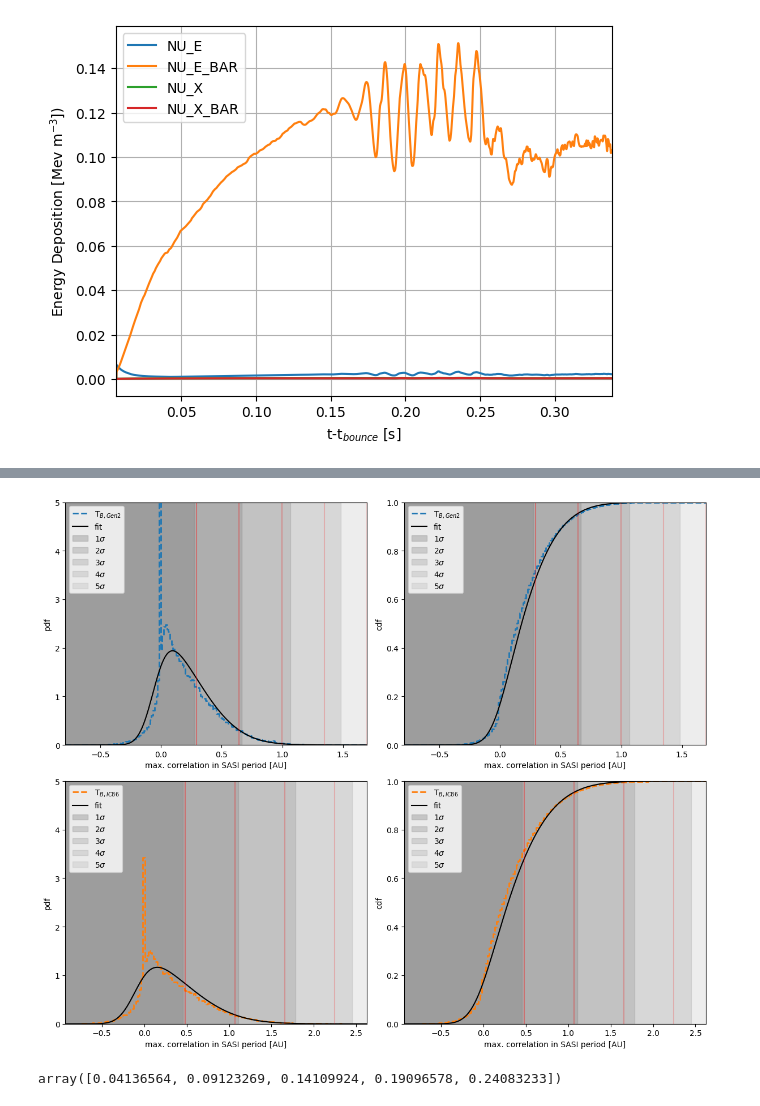
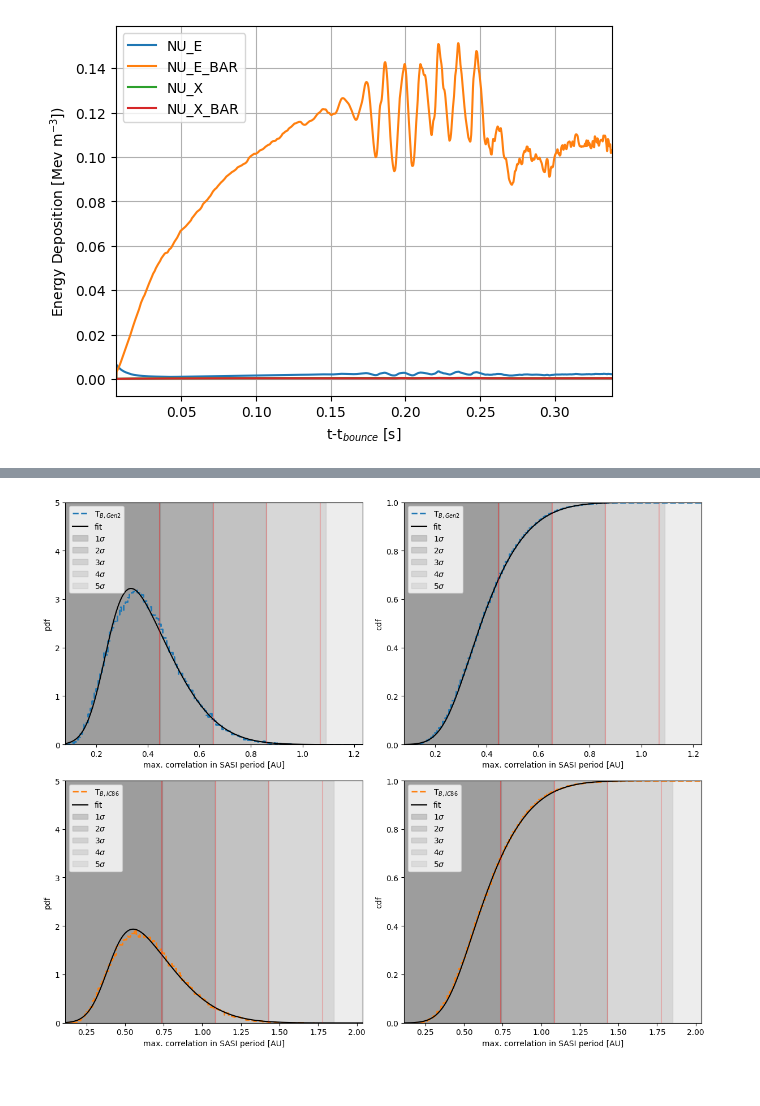
Before and after one commit to icecube/ASTERIA, a Jupyter notebook: docs/my_project/analysis/template_analysis.ipynb, the cells around one changed output, grey strips where cells are left out. Drawn from its saved outputs; the diff is of its cells as text; code cells hidden in the pictures.

```diff
--- a/docs/my_project/analysis/template_analysis.ipynb
+++ b/docs/my_project/analysis/template_analysis.ipynb
@@ -399,5 +295,5 @@ plt.tight_layout()
 # %%
-x, Bm_gen2, Bm_ic86, fit_gen2, fit_ic86 = background_trials(sim, dt=dt, distance=10*u.kpc, trials=100000, dist=skewnorm)
+Bm_gen2, Bm_ic86, Bf_gen2, Bf_ic86 = signal_processing(sim, dt=dt, distance=10*u.kpc, trials=100000, dist=skewnorm, return_bkg_fit=True)
 # %%
 Bpdf_gen2, bin_gen2 = np.histogram(Bm_gen2, bins = 'auto', density=True)#, range = [rmin,rmax])
 Bpdf_ic86, bin_ic86 = np.histogram(Bm_ic86, bins = 'auto', density=True)#, range = [rmin,rmax])
@@ -414,8 +310,8 @@ qf_gen2, qf_ic86 = [], [] # quantiles from fit
 
 for sig in significances:
     cl = norm.cdf(sig)-norm.cdf(-sig)
-    qf_gen2.append(fit_gen2.ppf(cl))
-    qf_ic86.append(fit_ic86.ppf(cl))
+    qf_gen2.append(Bf_gen2.ppf(cl))
+    qf_ic86.append(Bf_ic86.ppf(cl))
     qh_gen2.append(np.quantile(Bm_gen2, cl))
     qh_ic86.append(np.quantile(Bm_ic86, cl))
 Qh_gen2 = np.array(qh_gen2)
@@ -426,48 +322,45 @@ Qf_ic86 = np.array(qf_ic86)
 fig, ax = plt.subplots(2,2, figsize=(12,10))
 ax = ax.ravel()
 
-ax[0].step(x_gen2, Bpdf_gen2, color = 'C0', ls = '--', label=r'T$_{B,Gen2}$', lw = 2)
-ax[0].plot(x_gen2, fit_gen2.pdf(x_gen2), color = 'k', label = 'fit')
-ax[1].step(x_gen2, Bcdf_gen2, color = 'C0', ls = '--', label=r'T$_{B,Gen2}$', lw = 2)
-ax[1].plot(x_gen2, fit_gen2.cdf(x_gen2), color = 'k', label = 'fit')
-ax[2].step(x_ic86, Bpdf_ic86, color = 'C1', ls = '--', label=r'T$_{B,IC86}$', lw = 2)
-ax[2].plot(x_ic86, fit_ic86.pdf(x_ic86), color = 'k', label = 'fit')
-ax[3].step(x_ic86, Bcdf_ic86, color = 'C1', ls = '--', label=r'T$_{B,IC86}$', lw = 2)
-ax[3].plot(x_ic86, fit_ic86.cdf(x_ic86), color = 'k', label = 'fit')
+ax[0].step(x_gen2, Bpdf_gen2, color = 'C0', ls = '--', label=r'T$_{B,Gen2}$', where='mid', lw = 2)
+ax[0].plot(x_gen2, Bf_gen2.pdf(x_gen2), color = 'k', label = 'fit')
+ax[1].step(x_gen2, Bcdf_gen2, color = 'C0', ls = '--', label=r'T$_{B,Gen2}$', where='mid', lw = 2)
+ax[1].plot(x_gen2, Bf_gen2.cdf(x_gen2), color = 'k', label = 'fit')
+ax[2].step(x_ic86, Bpdf_ic86, color = 'C1', ls = '--', label=r'T$_{B,IC86}$', where='mid', lw = 2)
+ax[2].plot(x_ic86, Bf_ic86.pdf(x_ic86), color = 'k', label = 'fit')
+ax[3].step(x_ic86, Bcdf_ic86, color = 'C1', ls = '--', label=r'T$_{B,IC86}$', where='mid', lw = 2)
+ax[3].plot(x_ic86, Bf_ic86.cdf(x_ic86), color = 'k', label = 'fit')
 
 
 for j in range(4):
     if j < 2:
         qh = Qh_gen2
         qf = Qf_gen2
         xmin = x_gen2.min()
         xmax = x_gen2.max()
     else:
         qh = Qh_ic86
         qf = Qf_ic86
         xmin = x_ic86.min()
         xmax = x_ic86.max()
 
 
     for i, qi in enumerate(qh):
         ax[j].axvspan(xmin, qh[i], label = r'{:d}$\sigma$'.format(significances[i]), alpha = (1-0.15*i)*0.35, color = 'grey')
         ax[j].axvline(qf[i],0,5, alpha = (1-0.15*i)*0.35, color = 'red')
 
     ax[j].set_xlabel('max. correlation in SASI period [AU]')
     ax[j].legend()
     ax[j].set_xlim(xmin,xmax)
     if j%2==0:
         ax[j].set_ylabel('pdf')
         ax[j].set_ylim(0,5)
 
     else:
         ax[j].set_ylabel('cdf')
         ax[j].set_ylim(0,1)
 
 plt.tight_layout()
+plt.savefig('template_analysis_bkg_trials_gamma.png')
 # %% [output]
-[figure, old version]
+[figure, new version]
-# %%
-Qf_gen2
-# %% [output]
-array([0.04136564, 0.09123269, 0.14109924, 0.19096578, 0.24083233])
```
Also changed, not shown: parts of 14 cells of this notebook, 30 other files.
